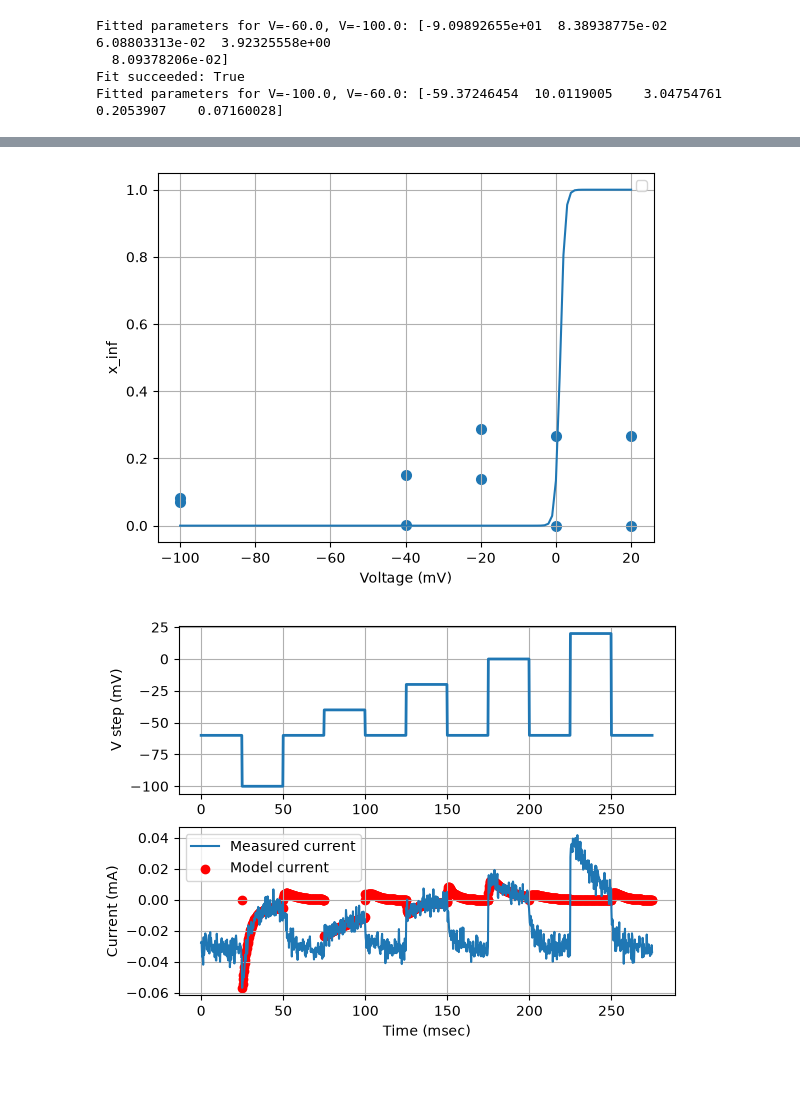
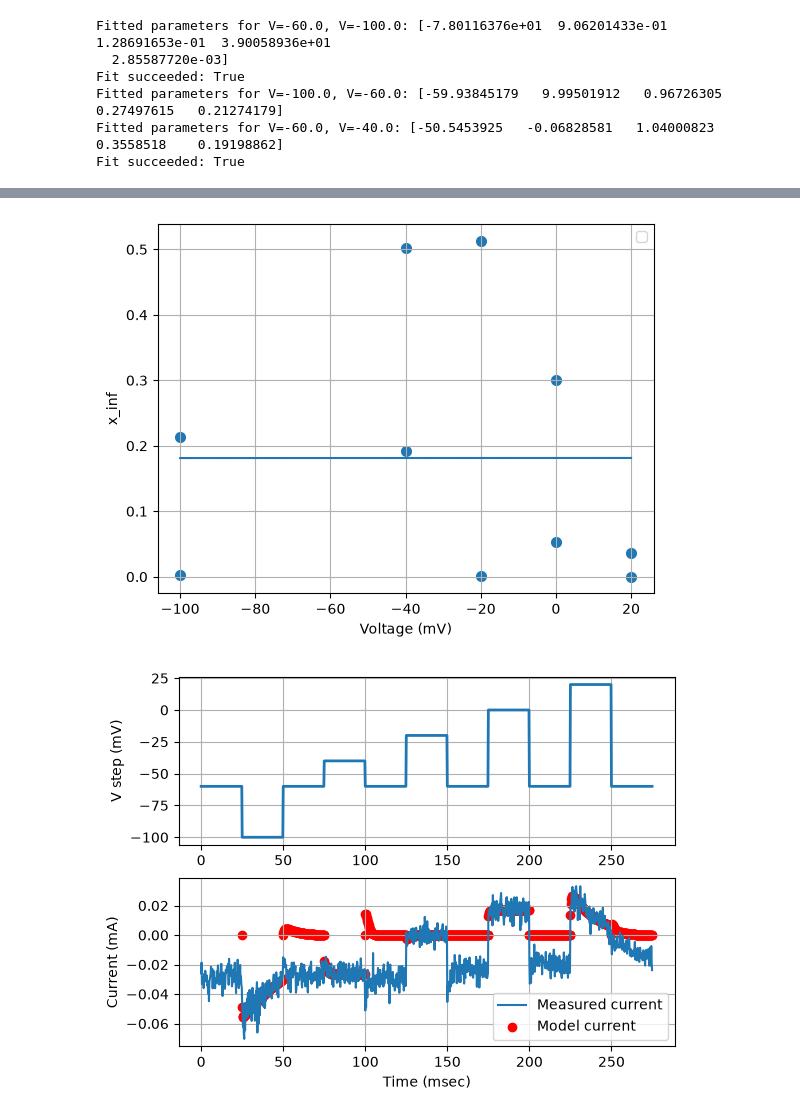
Before and after one commit to Hadrien123/QLS_HodgkinHuxley, a Jupyter notebook: base_code.ipynb, the cells around one changed output, grey strips where cells are left out. Drawn from its saved outputs; the diff is of its cells as text; code cells hidden in the pictures; blank space fills up the shorter version.

Commit message:
forgot to change data file oops

```diff
--- a/base_code.ipynb
+++ b/base_code.ipynb
@@ -90,7 +90,7 @@ def plot_taus(v,tau_m,tau_h):
     plt.legend()
 # %%
 # %% SECTION 3: Main function
-def run_vclamp_model(folder: str, data: str = "CookLab1UnknownChannel.txt"):
+def run_vclamp_model(folder: str, data: str = "CookLab1UnknownChannelExtra.txt"):
     """
     Compute current from voltage-clamp input.
 
@@ -109,7 +109,7 @@ def run_vclamp_model(folder: str, data: str = "CookLab1UnknownChannel.txt"):
     """
     # %% SECTION 3-a: Load provided input data.
     # NO MODIFICATIONS: This section should be kept as is.
-    data = np.loadtxt(os.path.join(folder, "data/CookLab1UnknownChannel.txt"))
+    data = np.loadtxt(os.path.join(folder, "data/CookLab1UnknownChannelExtra.txt"))
     tau_m = []
     tau_h = []
     tau_v = []
@@ -184,7 +184,9 @@ def run_vclamp_model(folder: str, data: str = "CookLab1UnknownChannel.txt"):
 
 fitted = run_vclamp_model(os.getcwd())
 # %% [output]
-Fitted parameters for V=-60.0, V=-100.0: [-9.09892655e+01  8.38938775e-02  6.08803313e-02  3.92325558e+00
-  8.09378206e-02]
+Fitted parameters for V=-60.0, V=-100.0: [-7.80116376e+01  9.06201433e-01  1.28691653e-01  3.90058936e+01
+  2.85587720e-03]
 Fit succeeded: True
-Fitted parameters for V=-100.0, V=-60.0: [-59.37246454  10.0119005    3.04754761   0.2053907    0.07160028]
+Fitted parameters for V=-100.0, V=-60.0: [-59.93845179   9.99501912   0.96726305   0.27497615   0.21274179]
+Fitted parameters for V=-60.0, V=-40.0: [-50.5453925   -0.06828581   1.04000823   0.3558518    0.19198862]
+Fit succeeded: True
@@ -207,5 +211,5 @@ Fitted parameters for V=20.0, V=-60.0: [-59.95413473   9.59691431   4.37597175
-[figure, old version]
+[figure, new version]
-[figure, old version]
+[figure, new version]
 # %%
 # %% SECTION 4: Function calls
 if __name__ == "__main__":
```
Also changed, not shown: parts of 2 cells of this notebook.
